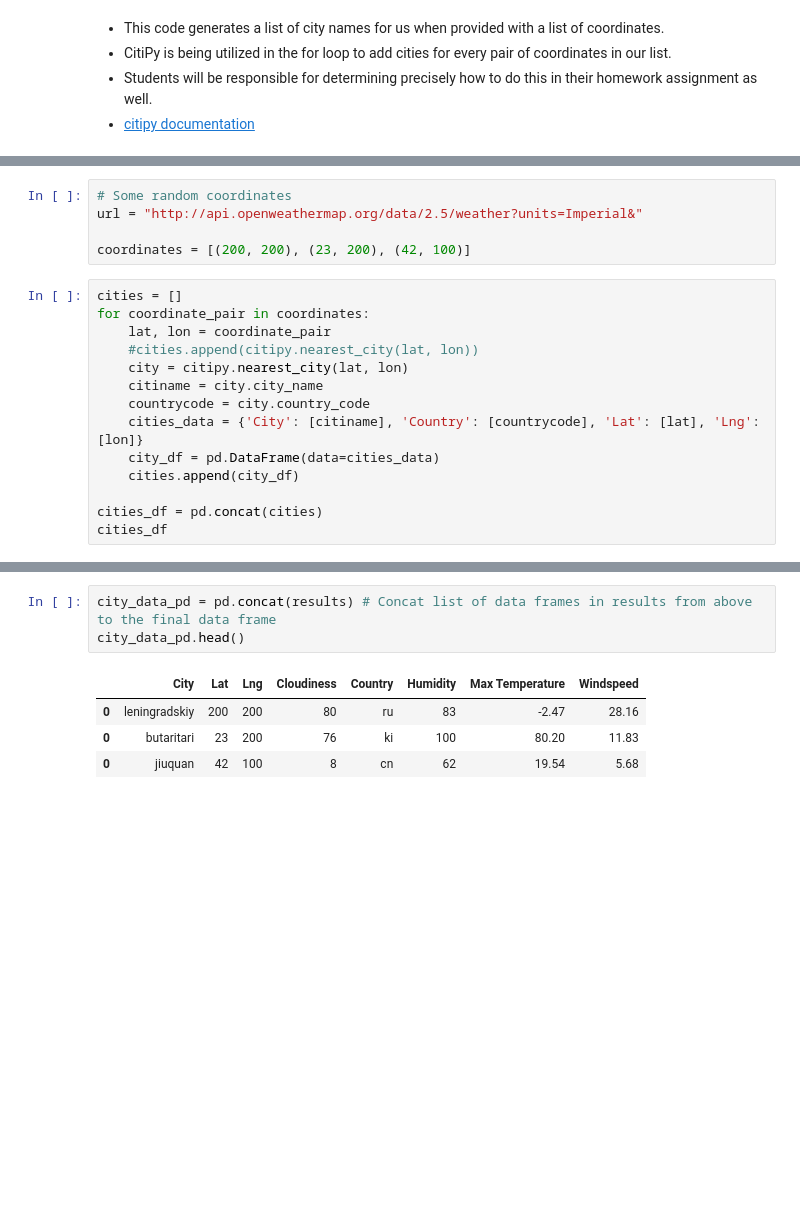
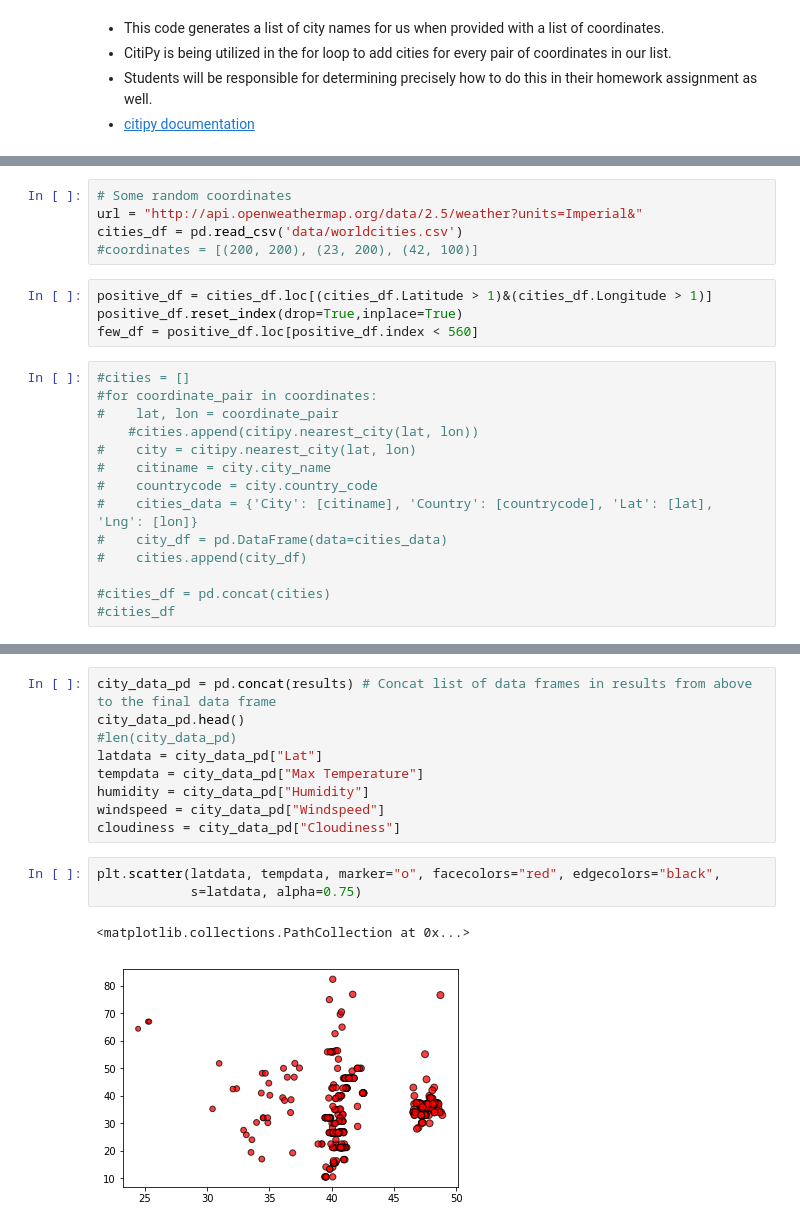
Before and after one commit to damuakula/GlobalWeatherAnalysis, a Jupyter notebook: WeatherPy.ipynb, the cells around one changed output, grey strips where cells are left out. Saved outputs shown, nothing was run; the diff lists cells and outputs as text; blank space fills up the shorter version.

```diff
--- a/WeatherPy.ipynb
+++ b/WeatherPy.ipynb
@@ -16,19 +18,23 @@ from config import api_key_weather
 # %%
 # Some random coordinates
 url = "http://api.openweathermap.org/data/2.5/weather?units=Imperial&"
-
-coordinates = [(200, 200), (23, 200), (42, 100)]
+cities_df = pd.read_csv('data/worldcities.csv')
+#coordinates = [(200, 200), (23, 200), (42, 100)]
+# %%
+positive_df = cities_df.loc[(cities_df.Latitude > 1)&(cities_df.Longitude > 1)]
+positive_df.reset_index(drop=True,inplace=True)
+few_df = positive_df.loc[positive_df.index < 560]
 # %%
-cities = []
-for coordinate_pair in coordinates:
-    lat, lon = coordinate_pair
+#cities = []
+#for coordinate_pair in coordinates:
+#    lat, lon = coordinate_pair
     #cities.append(citipy.nearest_city(lat, lon))
-    city = citipy.nearest_city(lat, lon)
-    citiname = city.city_name
-    countrycode = city.country_code
-    cities_data = {'City': [citiname], 'Country': [countrycode], 'Lat': [lat], 'Lng': [lon]}
-    city_df = pd.DataFrame(data=cities_data)
-    cities.append(city_df)
+#    city = citipy.nearest_city(lat, lon)
+#    citiname = city.city_name
+#    countrycode = city.country_code
+#    cities_data = {'City': [citiname], 'Country': [countrycode], 'Lat': [lat], 'Lng': [lon]}
+#    city_df = pd.DataFrame(data=cities_data)
+#    cities.append(city_df)
 
-cities_df = pd.concat(cities)
-cities_df
+#cities_df = pd.concat(cities)
+#cities_df
@@ -97,8 +112,15 @@ http://api.openweathermap.org/data/2.5/weather?units=Imperial&appid=8e5c378a7e1a
 # %%
 city_data_pd = pd.concat(results) # Concat list of data frames in results from above to the final data frame
 city_data_pd.head()
+#len(city_data_pd)
+latdata = city_data_pd["Lat"]
+tempdata = city_data_pd["Max Temperature"]
+humidity = city_data_pd["Humidity"]
+windspeed = city_data_pd["Windspeed"]
+cloudiness = city_data_pd["Cloudiness"]
-# %% [output]
-|  | City | Lat | Lng | Cloudiness | Country | Humidity | Max Temperature | Windspeed |
-| 0 | leningradskiy | 200 | 200 | 80 | ru | 83 | -2.47 | 28.16 |
-| 0 | butaritari | 23 | 200 | 76 | ki | 100 | 80.20 | 11.83 |
-| 0 | jiuquan | 42 | 100 | 8 | cn | 62 | 19.54 | 5.68 |
+# %%
+plt.scatter(latdata, tempdata, marker="o", facecolors="red", edgecolors="black",
+            s=latdata, alpha=0.75)
+# %% [output]
+<matplotlib.collections.PathCollection at 0x...>
+[figure, added]
```
Also changed, not shown: parts of 6 cells of this notebook.
